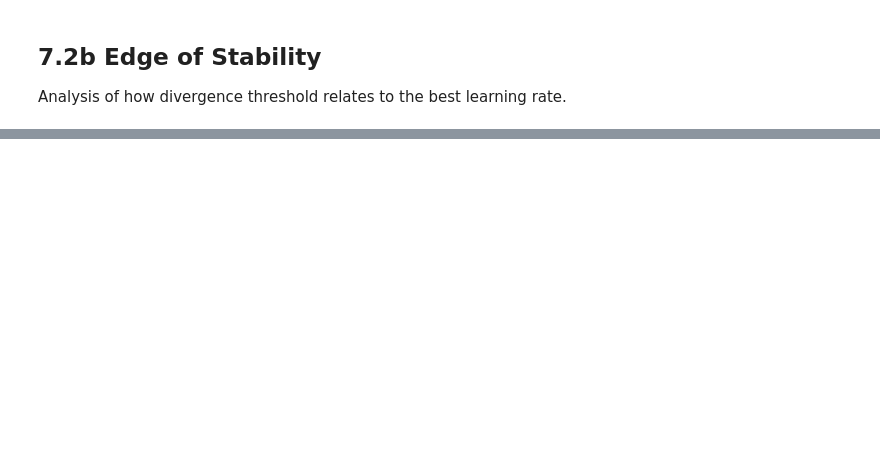
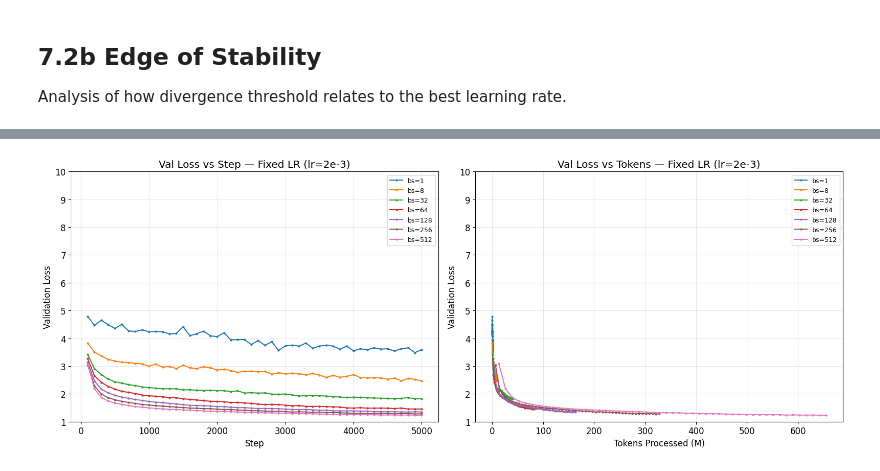
Before and after one commit to bushuyeu/LLM-from-scratch, a Jupyter notebook: assignment1/notebooks/experiments_analysis.ipynb, the cells around one changed output, grey strips where cells are left out. Cells and saved outputs as stored; diff of their text form; code cells hidden in the pictures; blank space fills up the shorter version.

```diff
--- a/assignment1/notebooks/experiments_analysis.ipynb
+++ b/assignment1/notebooks/experiments_analysis.ipynb
@@ -125,0 +158,64 @@ Compare baseline vs ablation runs.
+# %%
+# Fetch all batch size runs
+bs_runs_raw = api.runs(PROJECT, filters={"display_name": {"$regex": "ts-bs-"}})
+
+# Separate fixed-LR vs tuned-LR runs
+fixed_runs = {}  # bs -> run (ts-bs-N, fixed lr=2e-3)
+tuned_runs = {}  # bs -> run (ts-bs-N-tuned, sqrt-scaled lr)
+for run in bs_runs_raw:
+    bs = run.config.get("batch_size", 0)
+    name = run.display_name
+    if run.state in ("crashed", "failed"):
+        continue  # skip OOM / failed runs
+    if "tuned" in name:
+        tuned_runs[bs] = run
+    else:
+        fixed_runs[bs] = run
+
+# Include bs=128 from LR sweep as the fixed-LR reference
+lr_best = api.runs(PROJECT, filters={"display_name": "ts-lr-2e-3"})
+for run in lr_best:
+    fixed_runs[128] = run
+
+# --- Plot 1: Fixed LR runs (val loss vs step) ---
+fig, axes = plt.subplots(1, 2, figsize=(16, 6))
+
+for bs in sorted(fixed_runs.keys()):
+    run = fixed_runs[bs]
+    history = run.history(keys=["val/loss"], samples=5000)
+    if "val/loss" not in history.columns:
+        continue
+    val = history.dropna(subset=["val/loss"])
+    if not val.empty:
+        axes[0].plot(val["_step"], val["val/loss"], label=f"bs={bs}", marker="o", markersize=2)
+
+axes[0].set_xlabel("Step")
+axes[0].set_ylabel("Validation Loss")
+axes[0].set_title("Val Loss vs Step — Fixed LR (lr=2e-3)")
+axes[0].legend(fontsize=9)
+axes[0].grid(True, alpha=0.3)
+axes[0].set_ylim(1, 10)
+
+# --- Plot 2: Fixed LR runs (val loss vs tokens) ---
+for bs in sorted(fixed_runs.keys()):
+    run = fixed_runs[bs]
+    history = run.history(keys=["val/loss", "train/tokens_processed"], samples=5000)
+    if "val/loss" not in history.columns or "train/tokens_processed" not in history.columns:
+        continue
+    val_tok = history.dropna(subset=["val/loss", "train/tokens_processed"])
+    if not val_tok.empty:
+        axes[1].plot(val_tok["train/tokens_processed"] / 1e6, val_tok["val/loss"],
+                     label=f"bs={bs}", marker="o", markersize=2)
+
+axes[1].set_xlabel("Tokens Processed (M)")
+axes[1].set_ylabel("Validation Loss")
+axes[1].set_title("Val Loss vs Tokens — Fixed LR (lr=2e-3)")
+axes[1].legend(fontsize=9)
+axes[1].grid(True, alpha=0.3)
+axes[1].set_ylim(1, 10)
+
+plt.tight_layout()
+plt.savefig("../outputs/bs_sweep_fixed_lr.png", dpi=150, bbox_inches="tight")
+plt.show()
+# %% [output]
+[figure, added]
```
Also changed, not shown: parts of 28 cells of this notebook, 11 other files.
